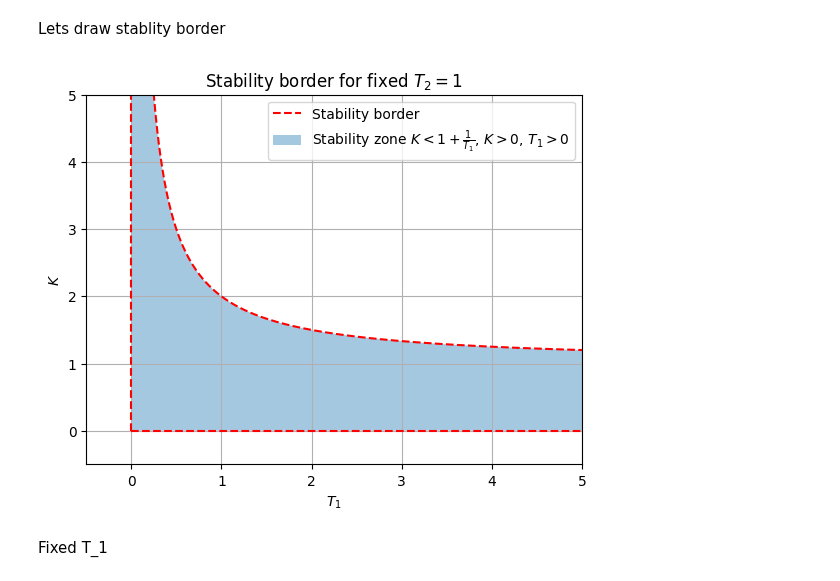
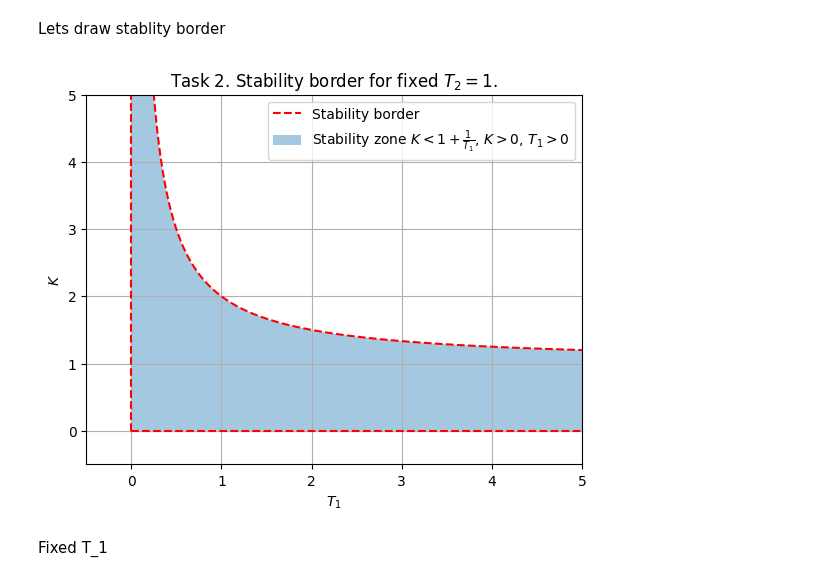
Before and after one commit to diuzhevVlad/control-theory-itmo-2023-2024, a Jupyter notebook: Lab2/Lab2.ipynb, the cells around one changed output. Cells and saved outputs as stored; diff of their text form; code cells hidden in the pictures.

```diff
--- a/Lab2/Lab2.ipynb
+++ b/Lab2/Lab2.ipynb
@@ -165,20 +165,20 @@ Lets draw stablity border
 # %%
 plt.plot(t_1, k,"r--",label=r"Stability border")
 plt.plot(t_1, np.zeros_like(t_1),"r--")
 plt.plot([0, 0], [0, 6],"r--")
 
 plt.fill_between(t_1, k,alpha=0.4,label =r"Stability zone $K < 1 + \frac{1}{T_1}$, $K > 0$, $T_1 > 0$")
 
 plt.xlim(-0.50,5)
 plt.ylim(-0.5,5)
 plt.xlabel("$T_1$")
 plt.ylabel("$K$")
 plt.grid()
-plt.title(f"Stability border for fixed $T_2={T_2_s}$")
+plt.title(f"Task 2. Stability border for fixed $T_2={T_2_s}$.")
 plt.legend()
 plt.show()
 # %% [output]
-[figure, old version]
+[figure, new version]
 # %% [markdown]
 Fixed T_1
 # %%
```
Also changed, not shown: parts of 8 cells of this notebook, 6 other files.
